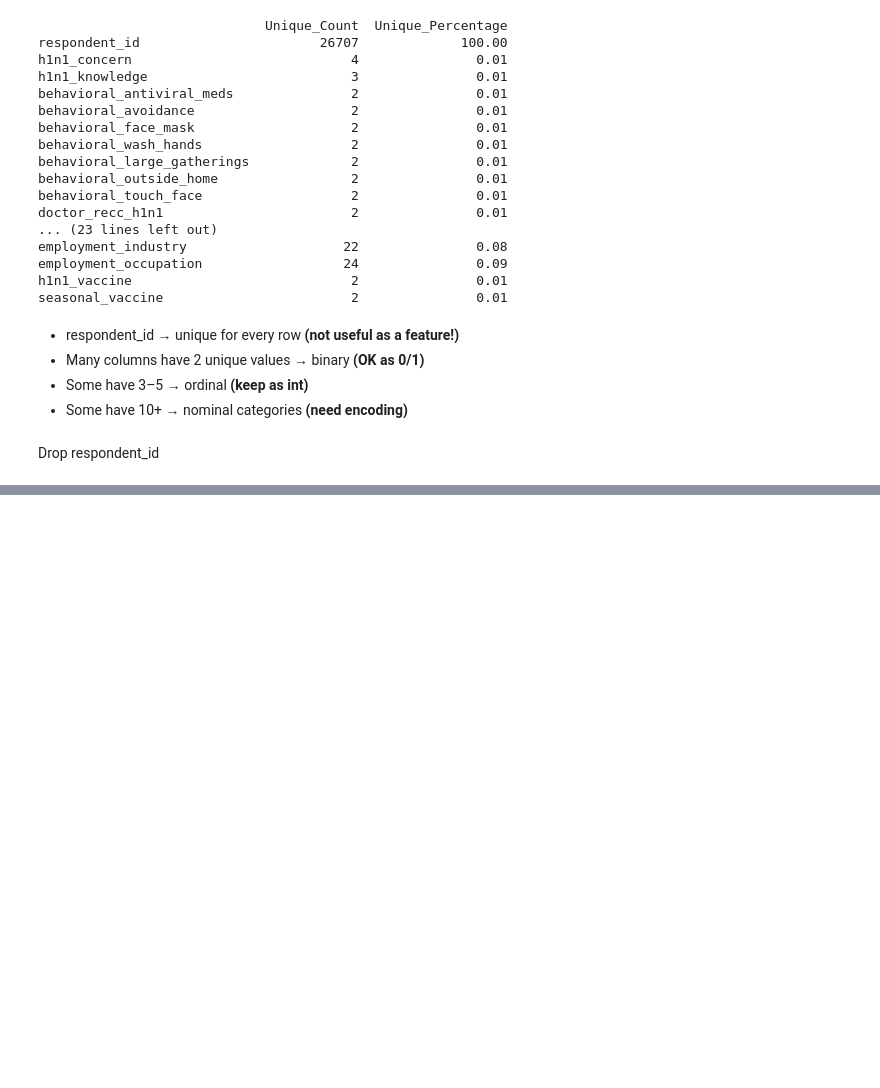
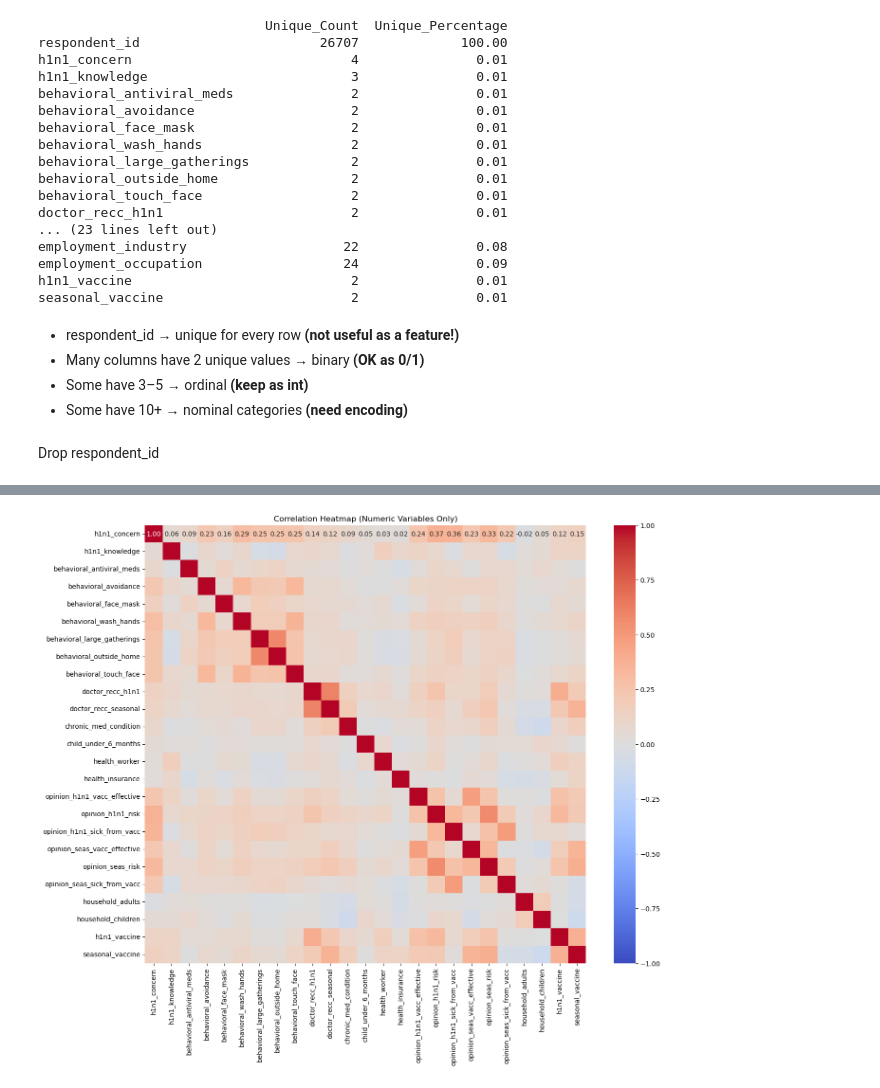
Before and after one commit to Brian254596/turbo-octo-eureka, a Jupyter notebook: seasonal-flu.ipynb, the cells around one changed output, grey strips where cells are left out. Saved outputs shown, nothing was run; the diff lists cells and outputs as text; code cells hidden in the pictures; blank space fills up the shorter version.

```diff
--- a/seasonal-flu.ipynb
+++ b/seasonal-flu.ipynb
@@ -568,0 +591,14 @@ df = df.drop('respondent_id', axis=1)
+# %%
+# This keeps only numeric columns
+numeric_df = df.select_dtypes(include=[np.number])
+
+# Now compute correlation safely
+corr = numeric_df.corr()
+
+# Plot heatmap
+plt.figure(figsize=(15, 12))
+sns.heatmap(corr, annot=True, fmt=".2f", cmap="coolwarm", vmin=-1, vmax=1)
+plt.title("Correlation Heatmap (Numeric Variables Only)")
+plt.show()
+# %% [output]
+[figure, added]
```
Also changed, not shown: parts of 42 cells of this notebook, 12 other files.
